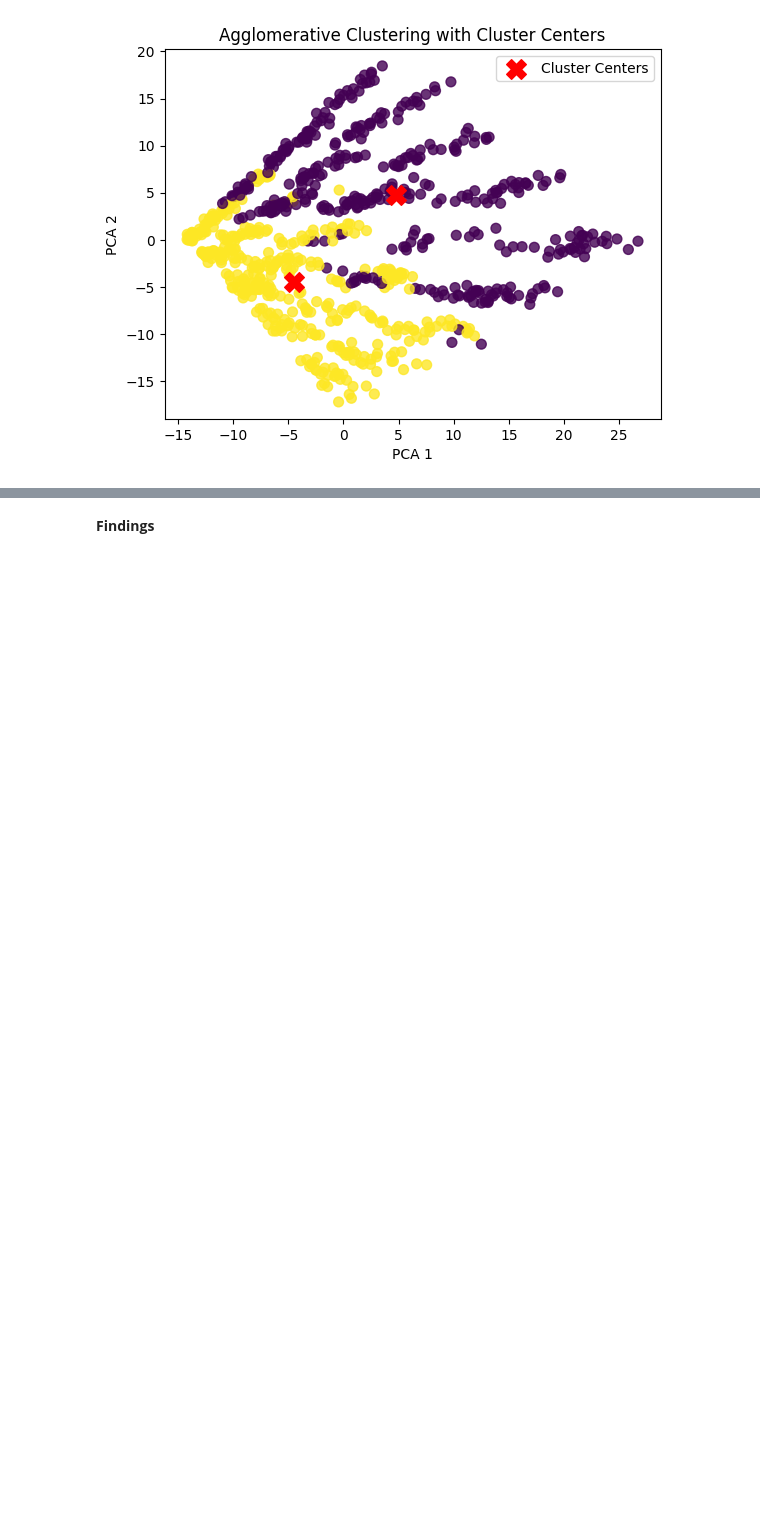
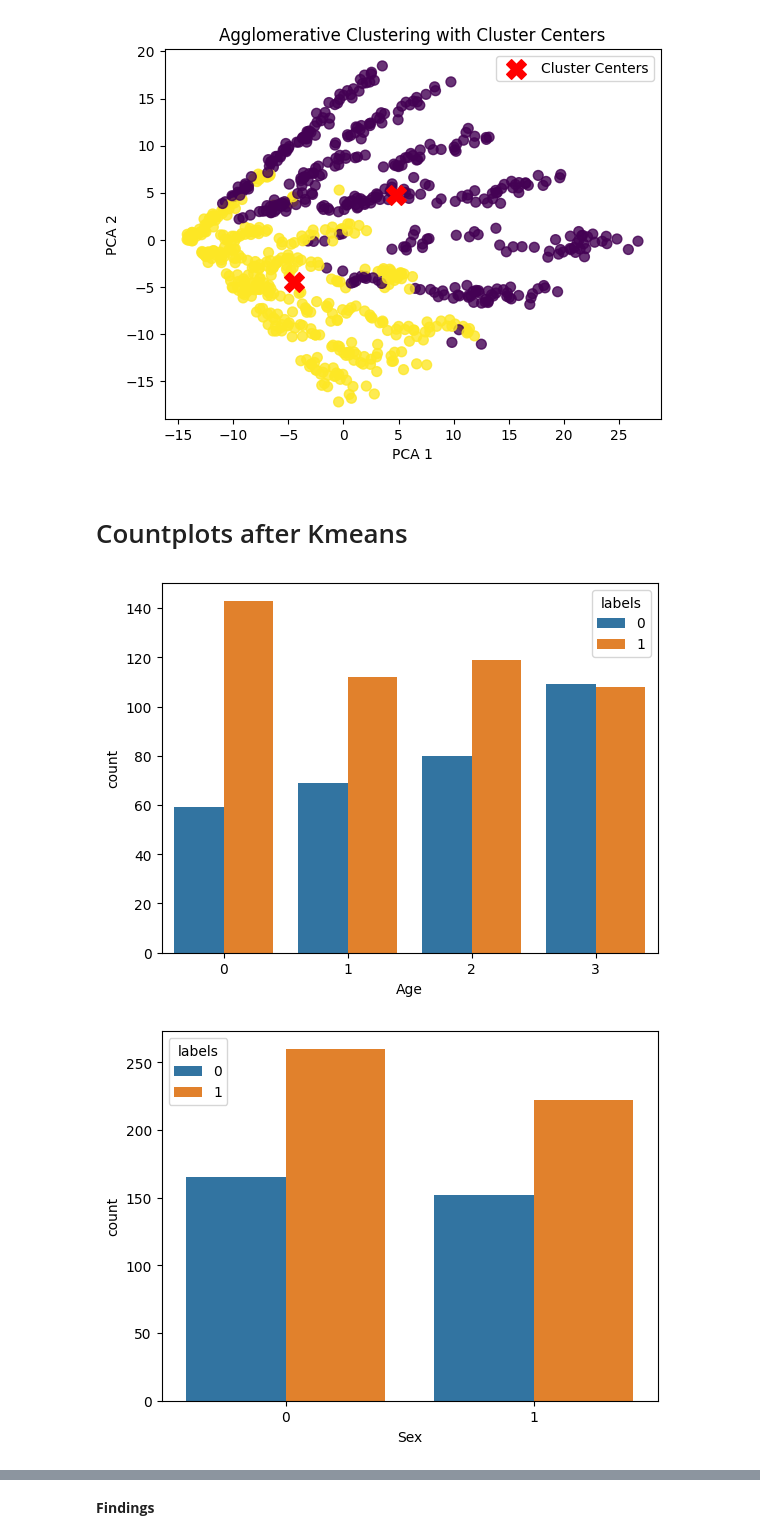
Before and after one commit to Soha85/MyKaggle, a Jupyter notebook: depression.ipynb, the cells around one changed output, grey strips where cells are left out. Drawn from its saved outputs; the diff is of its cells as text; code cells hidden in the pictures; blank space fills up the shorter version.

```diff
--- a/depression.ipynb
+++ b/depression.ipynb
@@ -382,3 +390,16 @@ plt.legend()
 plt.show()
 # %% [output]
 [figure]
+# %% [markdown]
+# Countplots after Kmeans
+# %%
+df['labels']=kmeans.fit_predict(pca_df)
+for c in ['Age', 'Sex', 'Occupation', 'Days Indoors', 'Growing Stress',
+       'Quarantine Frustrations', 'Changes Habits', 'Mental Health History',
+       'Weight Change', 'Mood Swings', 'Coping Struggles', 'Work Interest',
+       'Social Weakness']:
+    sns.countplot(x=c,data=df,hue='labels')
+    plt.show()
+# %% [output]
+[figure, added]
+[figure, added]
```
Also changed, not shown: parts of 6 cells of this notebook.
